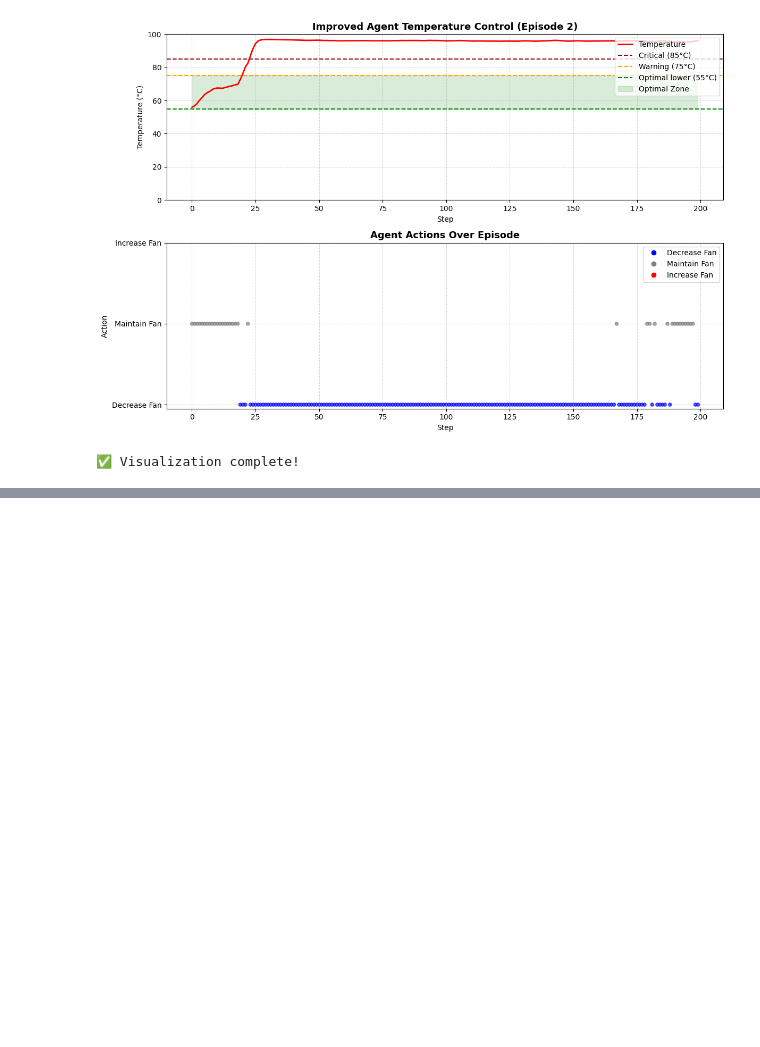
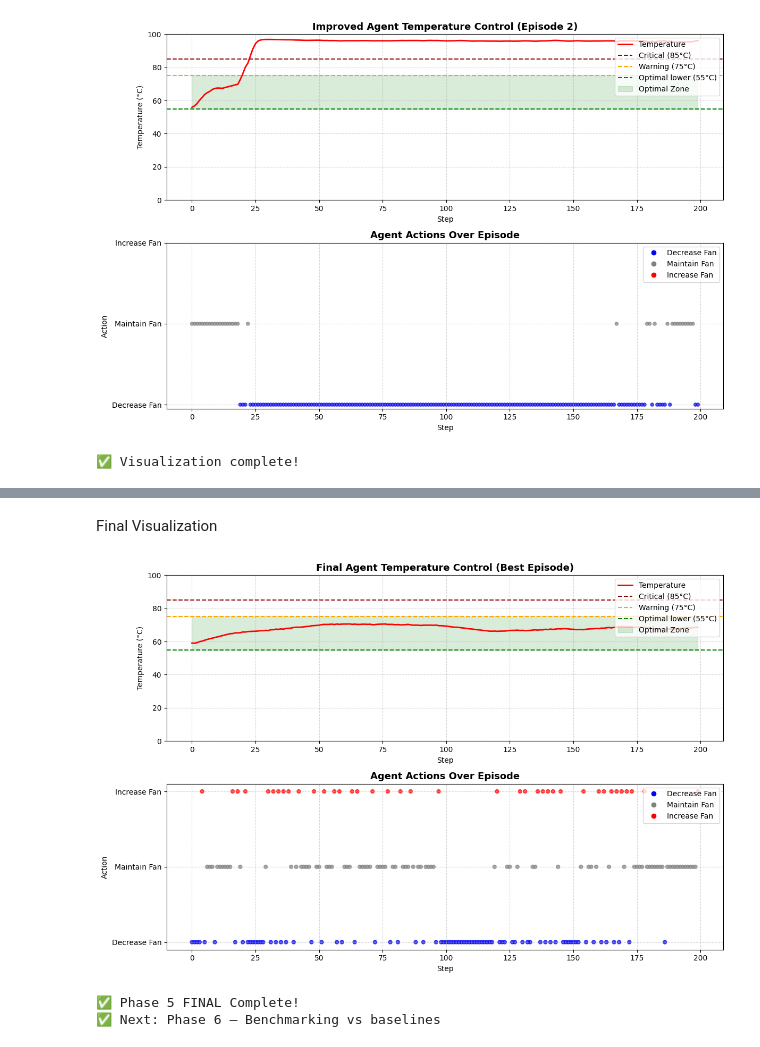
Before and after one commit to DilshanWMP/DRL-laptop-thermal-management, a Jupyter notebook: DRL_laptop_thermal_management.ipynb, the cells around one changed output, grey strips where cells are left out. Drawn from its saved outputs; the diff is of its cells as text; code cells hidden in the pictures; blank space fills up the shorter version.

```diff
--- a/DRL_laptop_thermal_management.ipynb
+++ b/DRL_laptop_thermal_management.ipynb
@@ -1617,0 +1920,64 @@ print("✅ Visualization complete!")
+# %% [markdown]
+Final Visualization
+# %%
+# ============================================
+# FINAL AGENT BEHAVIOR VISUALIZATION
+# ============================================
+
+best_ep  = np.argmax(all_rewards_f)
+temps    = all_temps_f[best_ep]
+actions  = all_actions_f[best_ep]
+steps    = range(len(temps))
+
+fig, axes = plt.subplots(2, 1, figsize=(12, 8))
+
+# Temperature plot
+axes[0].plot(steps, temps, color='red', linewidth=2, label='Temperature')
+axes[0].axhline(y=85, color='darkred', linestyle='--',
+                linewidth=1.5, label='Critical (85°C)')
+axes[0].axhline(y=75, color='orange',  linestyle='--',
+                linewidth=1.5, label='Warning (75°C)')
+axes[0].axhline(y=55, color='green',   linestyle='--',
+                linewidth=1.5, label='Optimal lower (55°C)')
+axes[0].fill_between(steps, 55, 75, alpha=0.15,
+                     color='green', label='Optimal Zone')
+axes[0].set_title(f'Final Agent Temperature Control (Best Episode)',
+                  fontsize=13, fontweight='bold')
+axes[0].set_xlabel('Step')
+axes[0].set_ylabel('Temperature (°C)')
+axes[0].legend(loc='upper right')
+axes[0].grid(True, linestyle='--', alpha=0.5)
+axes[0].set_ylim(0, 100)
+
+# Actions plot
+action_colors = ['blue', 'gray', 'red']
+axes[1].scatter(steps, actions,
+                c=[action_colors[a] for a in actions],
+                alpha=0.7, s=25)
+axes[1].set_title('Agent Actions Over Episode',
+                  fontsize=13, fontweight='bold')
+axes[1].set_xlabel('Step')
+axes[1].set_ylabel('Action')
+axes[1].set_yticks([0, 1, 2])
+axes[1].set_yticklabels(['Decrease Fan', 'Maintain Fan', 'Increase Fan'])
+axes[1].grid(True, linestyle='--', alpha=0.5)
+
+from matplotlib.lines import Line2D
+axes[1].legend(handles=[
+    Line2D([0],[0], marker='o', color='w',
+           markerfacecolor='blue',  markersize=8, label='Decrease Fan'),
+    Line2D([0],[0], marker='o', color='w',
+           markerfacecolor='gray',  markersize=8, label='Maintain Fan'),
+    Line2D([0],[0], marker='o', color='w',
+           markerfacecolor='red',   markersize=8, label='Increase Fan'),
+], loc='upper right')
+
+plt.tight_layout()
+plt.show()
+
+print("✅ Phase 5 FINAL Complete!")
+print("✅ Next: Phase 6 — Benchmarking vs baselines")
+# %% [output]
+[figure, added]
+✅ Phase 5 FINAL Complete!
+✅ Next: Phase 6 — Benchmarking vs baselines
```
Also changed, not shown: parts of 8 cells of this notebook.
